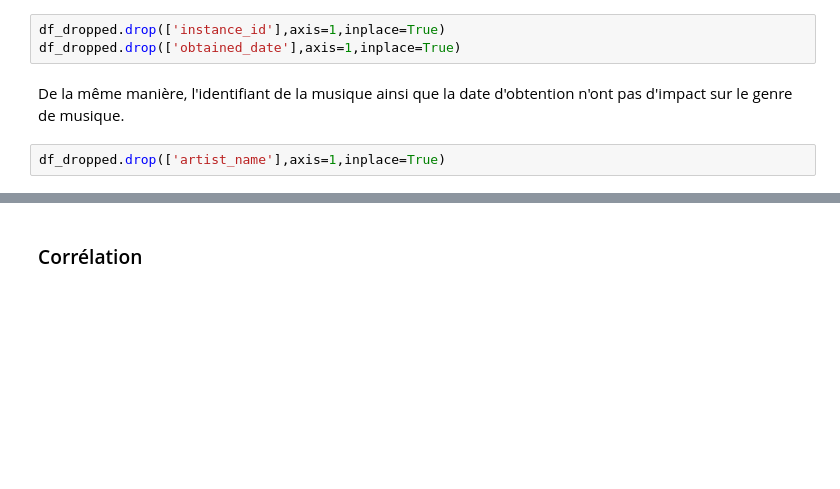
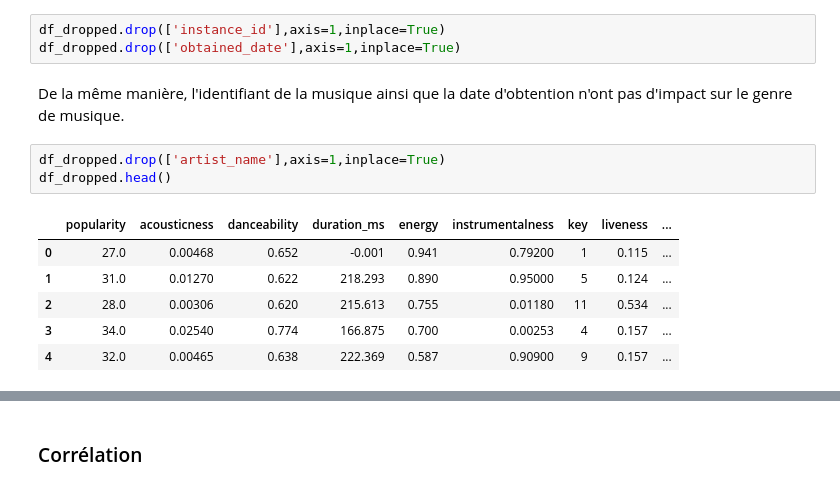
Before and after one commit to adrsimon/music-genre-prediction, a Jupyter notebook: main.ipynb, the cells around one changed output, grey strips where cells are left out. Saved outputs shown, nothing was run; the diff lists cells and outputs as text; blank space fills up the shorter version.

```diff
--- a/main.ipynb
+++ b/main.ipynb
@@ -116,4 +121,12 @@ df_dropped.drop(['obtained_date'],axis=1,inplace=True)
 De la même manière, l'identifiant de la musique ainsi que la date d'obtention n'ont pas d'impact sur le genre de musique.
 # %%
 df_dropped.drop(['artist_name'],axis=1,inplace=True)
+df_dropped.head()
+# %% [output]
+|  | popularity | acousticness | danceability | duration_ms | energy | instrumentalness | key | liveness | ... |
+| 0 | 27.0 | 0.00468 | 0.652 | -0.001 | 0.941 | 0.79200 | 1 | 0.115 | ... |
+| 1 | 31.0 | 0.01270 | 0.622 | 218.293 | 0.890 | 0.95000 | 5 | 0.124 | ... |
+| 2 | 28.0 | 0.00306 | 0.620 | 215.613 | 0.755 | 0.01180 | 11 | 0.534 | ... |
+| 3 | 34.0 | 0.02540 | 0.774 | 166.875 | 0.700 | 0.00253 | 4 | 0.157 | ... |
+| 4 | 32.0 | 0.00465 | 0.638 | 222.369 | 0.587 | 0.90900 | 9 | 0.157 | ... |
 # %% [markdown]
```
Also changed, not shown: parts of 28 cells of this notebook, 6 other files.
